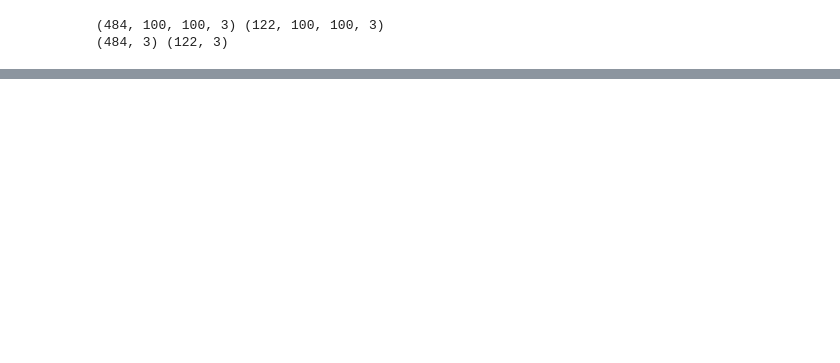
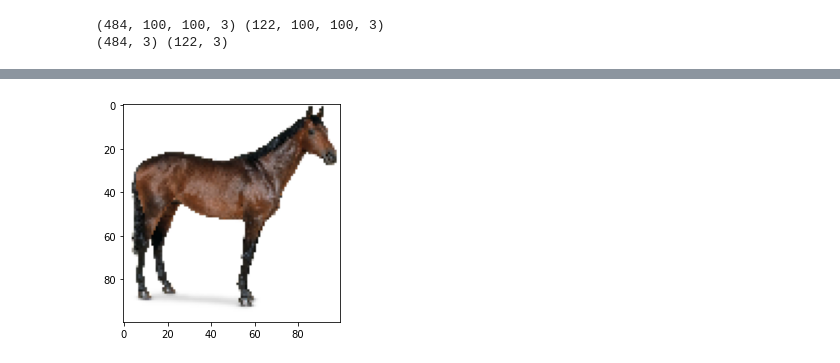
Before and after one commit to anshupandey/Machine_Learning_Training, a Jupyter notebook: Springer Nature/advanceml/code5 - image classification without transfer learning - 1.ipynb, the cells around one changed output, grey strips where cells are left out. Saved outputs shown, nothing was run; the diff lists cells and outputs as text; code cells hidden in the pictures; blank space fills up the shorter version.

```diff
--- a/Springer Nature/advanceml/code5 - image classification without transfer learning - 1.ipynb
+++ b/Springer Nature/advanceml/code5 - image classification without transfer learning - 1.ipynb
@@ -118,0 +155,7 @@ Epoch 10/10
+# %%
+img = image.load_img('img.jpg',target_size=(100,100))
+img = image.img_to_array(img)
+plt.imshow(img.astype('int32'))
+plt.show()
+# %% [output]
+[figure, added]
```
Also changed, not shown: parts of 10 cells of this notebook.
